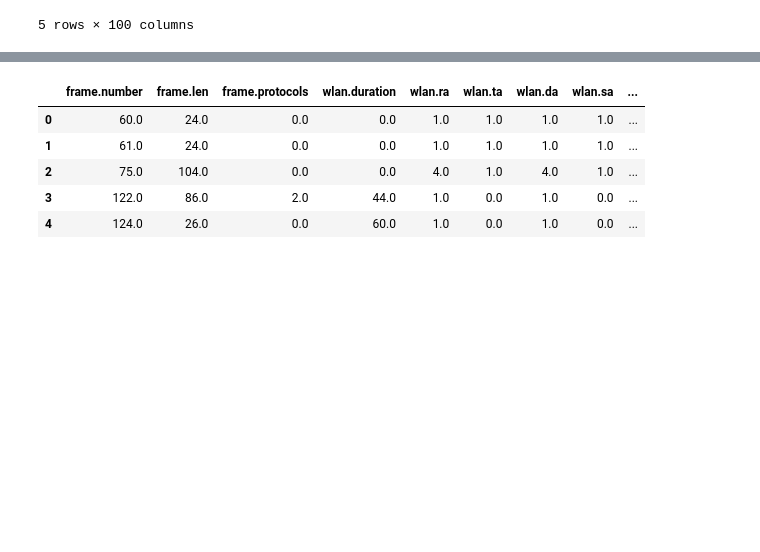
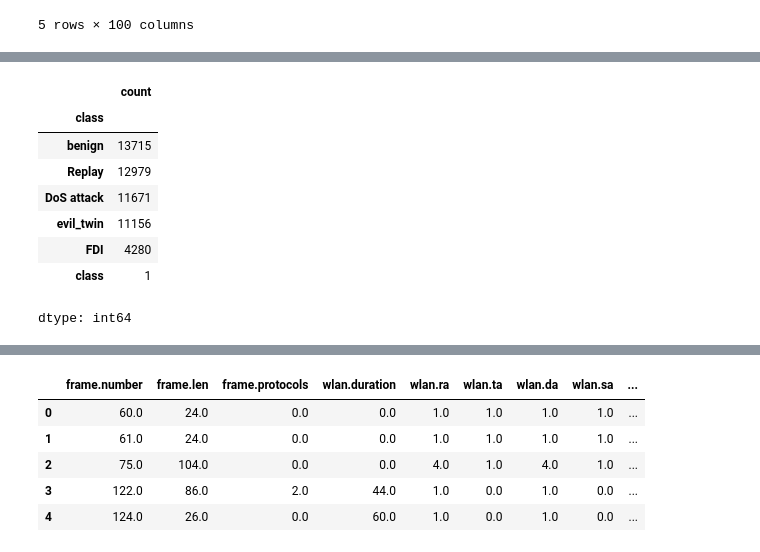
Before and after one commit to Khizer-Data/uav-cyber-intrusion-detection, a Jupyter notebook: UAV.ipynb, the cells around one changed output, grey strips where cells are left out. Cells and saved outputs as stored; diff of their text form; code cells hidden in the pictures; blank space fills up the shorter version.

```diff
--- a/UAV.ipynb
+++ b/UAV.ipynb
@@ -1012,3 +1014,17 @@ The dataset shows class imbalance.
 # %%
 
 # df.dropna(inplace=True)
+# %%
+
+class_distribution = df['class'].value_counts()
+class_distribution
+# %% [output]
+|  | count |
+| class |  |
+| benign | 13715 |
+| Replay | 12979 |
+| DoS attack | 11671 |
+| evil_twin | 11156 |
+| FDI | 4280 |
+| class | 1 |
+dtype: int64
```
Also changed, not shown: parts of 33 cells of this notebook.
